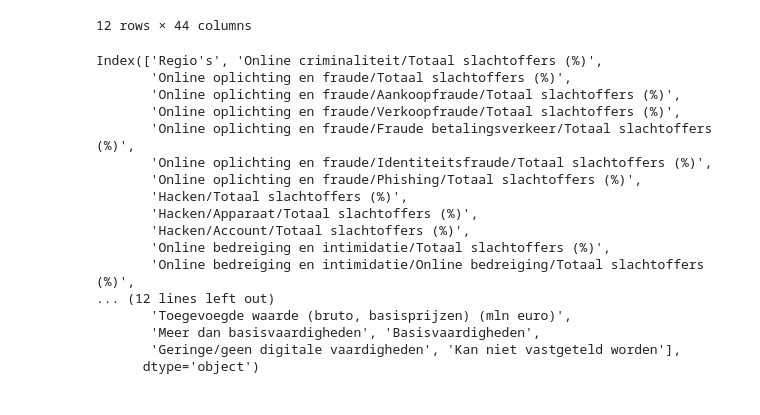
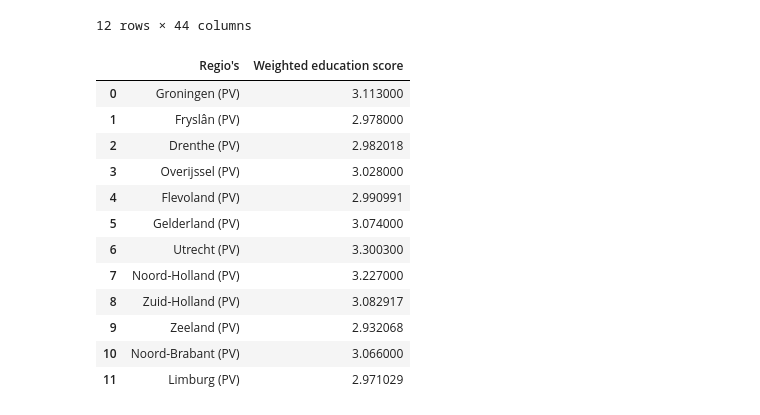
Before and after one commit to Sejidz/CRM, a Jupyter notebook: analysis.ipynb, the cells around one changed output. Saved outputs shown, nothing was run; the diff lists cells and outputs as text; code cells hidden in the pictures.

```diff
--- a/analysis.ipynb
+++ b/analysis.ipynb
@@ -27,23 +27,36 @@ display(df)
 | 10 | Noord-Brabant (PV) | 15.6 | 9.6 | 6.9 | 1.4 | ... |
 | 11 | Limburg (PV) | 15.6 | 8.8 | 6.8 | 1.4 | ... |
 12 rows × 44 columns
-# %%
-print(df.columns)
-# %% [output]
-Index(['Regio's', 'Online criminaliteit/Totaal slachtoffers (%)',
-       'Online oplichting en fraude/Totaal slachtoffers (%)',
-       'Online oplichting en fraude/Aankoopfraude/Totaal slachtoffers (%)',
-       'Online oplichting en fraude/Verkoopfraude/Totaal slachtoffers (%)',
-       'Online oplichting en fraude/Fraude betalingsverkeer/Totaal slachtoffers (%)',
-       'Online oplichting en fraude/Identiteitsfraude/Totaal slachtoffers (%)',
-       'Online oplichting en fraude/Phishing/Totaal slachtoffers (%)',
-       'Hacken/Totaal slachtoffers (%)',
-       'Hacken/Apparaat/Totaal slachtoffers (%)',
-       'Hacken/Account/Totaal slachtoffers (%)',
-       'Online bedreiging en intimidatie/Totaal slachtoffers (%)',
-       'Online bedreiging en intimidatie/Online bedreiging/Totaal slachtoffers (%)',
-... (12 lines left out)
-       'Toegevoegde waarde (bruto, basisprijzen) (mln euro)',
-       'Meer dan basisvaardigheden', 'Basisvaardigheden',
-       'Geringe/geen digitale vaardigheden', 'Kan niet vastgeteld worden'],
-      dtype='object')
+# %%
+weights = {
+    'Basisonderwijs (%)': 1,
+    'Vmbo/Havo/Vwo/Mbo1 (%)': 2,
+    'Havo/Vwo/Mbo2-4 (%)': 3,
+    'Hbo/Wo-bachelor (%)': 4,
+    'Hbo/Wo-master/Doctor (%)': 5
+}
+
+# Calculate weighted average education score for each province
+df['Weighted education score'] = sum(
+    df[col] * weight for col, weight in weights.items()
+) / df[list(weights.keys())].sum(axis=1)
+
+
+display(df[['Regio\'s', 'Weighted education score']])
+
+#Drop the education columns
+df = df.drop(columns=list(weights.keys()))
+# %% [output]
+|  | Regio's | Weighted education score |
+| 0 | Groningen (PV) | 3.113000 |
+| 1 | Fryslân (PV) | 2.978000 |
+| 2 | Drenthe (PV) | 2.982018 |
+| 3 | Overijssel (PV) | 3.028000 |
+| 4 | Flevoland (PV) | 2.990991 |
+| 5 | Gelderland (PV) | 3.074000 |
+| 6 | Utrecht (PV) | 3.300300 |
+| 7 | Noord-Holland (PV) | 3.227000 |
+| 8 | Zuid-Holland (PV) | 3.082917 |
+| 9 | Zeeland (PV) | 2.932068 |
+| 10 | Noord-Brabant (PV) | 3.066000 |
+| 11 | Limburg (PV) | 2.971029 |
```
Also changed, not shown: parts of 4 cells of this notebook, 1 other file.
